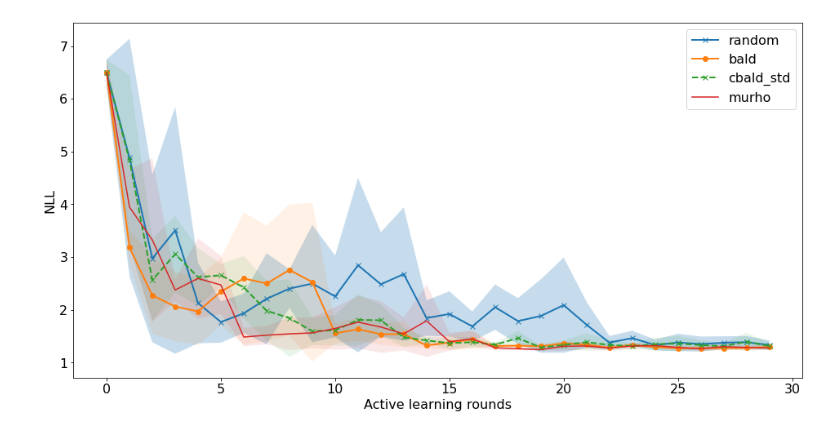
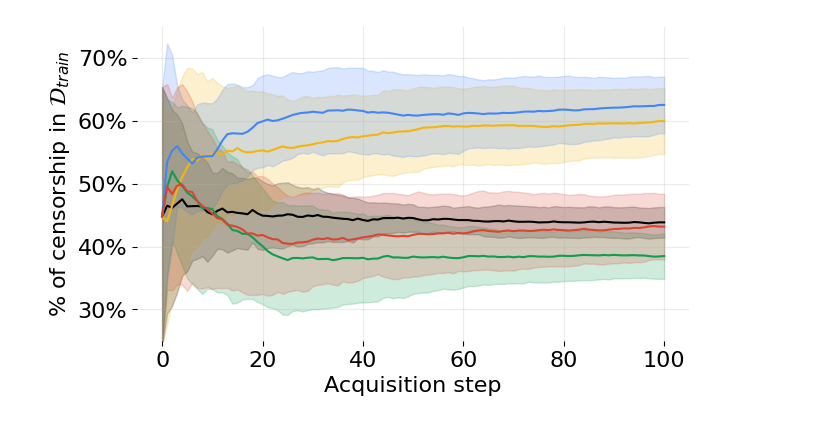
Before and after one commit to fbohu/Censored-Active-Learning, a Jupyter notebook: eval.ipynb, the cells around one changed output. Cells and saved outputs as stored; diff of their text form; code cells hidden in the pictures.

```diff
--- a/eval.ipynb
+++ b/eval.ipynb
@@ -62,13 +373,0 @@ plt.legend()
-# %%
-with open('results/cbald_filename.pickle', 'rb') as handle:
-    b = pickle.load(handle)
-
-for i in range(0, b['mutatu'].shape[0]):
-    plt.figure(figsize=(16,8))
-    plt.rcParams.update({'font.size': 16})
-    plt.plot(b['random'][i],'-x', label='random', linewidth=2)
-    plt.plot(b['bald'][i],'-o', label = 'bald', linewidth=2)
-    plt.plot(b['cbald'][i],'--x', label = 'cbald_std', linewidth=2)
-    plt.plot(b['mutatu'][i], label='duo')
-    plt.legend()
-    plt.show()
@@ -79,44 +374,45 @@ for i in range(0, b['mutatu'].shape[0]):
 # %%
-plt.figure(figsize=(16,8))
+plt.style.use('default')
 plt.rcParams.update({'font.size': 16})
-plt.plot(np.mean(b['random'], axis=0),'-x', label='random', linewidth=2)
-plt.plot(np.mean(b['bald'], axis=0),'-o', label = 'bald', linewidth=2)
-plt.plot(np.mean(b['cbald'], axis=0),'--x', label = 'cbald_std', linewidth=2)
-plt.plot(np.mean(b['mutatu'], axis=0), label='murho')
-#plt.plot(np.mean(b['tau'], axis=0), '--o',label='cbald_mean')
+width = 487.8225
+fig, ax = plt.subplots(figsize=set_size(width,1), frameon=False)
 
 
-plt.fill_between(np.arange(b['random'].shape[-1]), y1 = np.mean(b['random'], axis=0)-np.std(b['random'], axis=0),
-                                                    y2 = np.mean(b['random'], axis=0)+np.std(b['random'], axis=0),alpha=0.25)
-plt.fill_between(np.arange(b['bald'].shape[-1]), y1 = np.mean(b['bald'], axis=0)-np.std(b['bald'], axis=0),
-                                                    y2 = np.mean(b['bald'], axis=0)+np.std(b['bald'], axis=0),alpha=0.10)
-plt.fill_between(np.arange(b['cbald'].shape[-1]), y1 = np.mean(b['cbald'], axis=0)-np.std(b['cbald'], axis=0),
-                                                    y2 = np.mean(b['cbald'], axis=0)+np.std(b['cbald'], axis=0),alpha=0.10)
-plt.fill_between(np.arange(b['mutatu'].shape[-1]), y1 = np.mean(b['mutatu'], axis=0)-np.std(b['mutatu'], axis=0),
-                                                    y2 = np.mean(b['mutatu'], axis=0)+np.std(b['mutatu'], axis=0),alpha=0.10)
+plt.plot(np.mean(random['censored'],axis=0), label='Random', color='black')
+plt.plot(np.mean(unc['censored'],axis=0), label=r'$s_{unc}$', color='#F4B410')
+plt.plot(np.mean(bald['censored'],axis=0), label='Bald', color='#4285F9')
+plt.plot(np.mean(cbald['censored'],axis=0),label=r'$\mathcal{C}$-Bald', color='#0F9D50')
+plt.plot(np.mean(duobald['censored'],axis=0), label=r'$\mathcal{T}$-Bald', color='#DB4430')
+#plt.plot(np.mean(gaussbald['model_perf'],axis=0),label='avg')
+#plt.plot(np.mean(avg['model_perf'],axis=0),label='avg')
+#plt.plot(np.mean(classbald['model_perf'],axis=0),label='class')
 
-#plt.fill_between(np.arange(b['tau'].shape[-1]), y1 = np.mean(b['tau'], axis=0)-np.std(b['tau'], axis=0),
-#                                                    y2 = np.mean(b['tau'], axis=0)+np.std(b['tau'], axis=0),alpha=0.25)
-#plt.fill_between(np.arange(b['random'].shape[-1]), y1 = np.min(b['random'], axis=0),
-#                                                    y2 = np.max(b['random'], axis=0),alpha=0.25)
-#plt.fill_between(np.arange(b['bald'].shape[-1]), y1 = np.min(b['bald'], axis=0),
-#                                                    y2 = np.max(b['bald'], axis=0),alpha=0.25)
-#plt.fill_between(np.arange(b['cbald'].shape[-1]), y1 = np.min(b['cbald'], axis=0),
-#                                                    y2 = np.max(b['cbald'], axis=0),alpha=0.25)
+plt.fill_between(np.arange(random['censored'].shape[-1]), y1 = np.mean(random['censored'], axis=0)-np.std(random['censored'], axis=0),
+                                                    y2 = np.mean(random['censored'], axis=0)+np.std(random['censored'], axis=0),alpha=0.20, color='black')
 
-#plt.fill_between(np.arange(b['tau'].shape[-1]), y1 = np.min(b['tau'], axis=0),
-#                                                    y2 = np.max(b['tau'], axis=0),alpha=0.25)
+plt.fill_between(np.arange(unc['censored'].shape[-1]), y1 = np.mean(unc['censored'], axis=0)-np.std(duobald['censored'], axis=0),
+                                                    y2 = np.mean(unc['censored'], axis=0)+np.std(duobald['censored'], axis=0),alpha=0.2, color='#F4B410')
 
-#plt.plot(np.mean(b['pi'], axis=0), label='pi')
-#plt.plot(np.mean(b['mupi'], axis=0), label='mupi')
-#plt.plot(np.mean(b['mu'], axis=0), label='mu')
-#plt.plot(np.mean(b['murho'], axis=0), label='murho')
-#plt.plot(np.mean(b['rho'], axis=0), label='rho')
-#plt.plot(np.mean(b['mutatu'], axis=0), label='mtau')
-plt.legend(loc='upper right')
-#plt.xlim(4,None)
-#plt.ylim(2000,None)
-plt.xlabel("Active learning rounds")
-plt.ylabel("NLL")
-plt.plot()#
+plt.fill_between(np.arange(bald['censored'].shape[-1]), y1 = np.mean(bald['censored'], axis=0)-np.std(bald['censored'], axis=0),
+                                                    y2 = np.mean(bald['censored'], axis=0)+np.std(bald['censored'], axis=0),alpha=0.2, color='#4285F9')
+plt.fill_between(np.arange(cbald['censored'].shape[-1]), y1 = np.mean(cbald['censored'], axis=0)-np.std(cbald['censored'], axis=0),
+                                                    y2 = np.mean(cbald['censored'], axis=0)+np.std(cbald['censored'], axis=0),alpha=0.2, color='#0F9D50')
+
+plt.fill_between(np.arange(duobald['censored'].shape[-1]), y1 = np.mean(duobald['censored'], axis=0)-np.std(duobald['censored'], axis=0),
+                                                    y2 = np.mean(duobald['censored'], axis=0)+np.std(duobald['censored'], axis=0),alpha=0.2, color='#DB4430')
+#plt.title("Synthetic 1D dataset")
+plt.xlabel("Acquisition step")
+plt.ylabel(r'% of censorship in $\mathcal{D}_{train}$')
+ax.spines['top'].set_visible(False)
+ax.spines['right'].set_visible(False)
+ax.spines['bottom'].set_visible(False)
+ax.spines['left'].set_visible(False)
+plt.tight_layout()
+plt.ylim(0.25, 0.75)
+plt.grid(alpha=0.25)
+ax.yaxis.set_major_formatter(mtick.PercentFormatter(1))
+#ax.legend(loc='upper right')
+plt.savefig(dataset+"_censorship.pdf")
+plt.show()
+#plt.plot(np.mean(cbald_m['model_perf'],axis=0))
 # %% [output]
@@ -124 +419 @@ plt.plot()#
-[figure, old version]
+[figure, new version]
```
Also changed, not shown: parts of 24 cells of this notebook, 1 other file.
